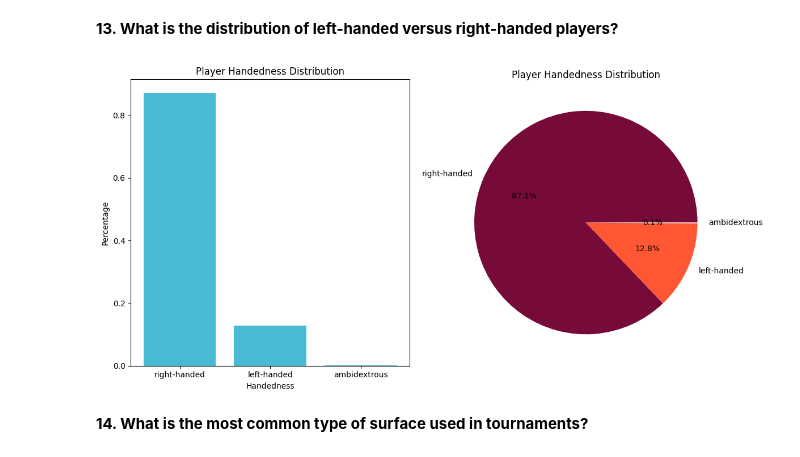
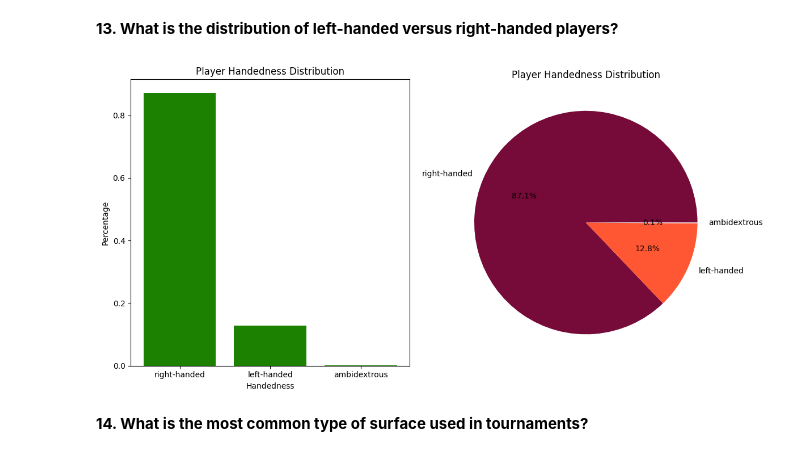
Before and after one commit to fahosseini79/project, a Jupyter notebook: 1.ipynb, the cells around one changed output. Saved outputs shown, nothing was run; the diff lists cells and outputs as text; code cells hidden in the pictures.

```diff
--- a/1.ipynb
+++ b/1.ipynb
@@ -188,29 +188,29 @@ Name: mean_game_id, dtype: float64
 # %% [markdown]
 **13. What is the distribution of left-handed versus right-handed players?**
 # %%
-match_away_team_info = pd.read_csv('df/df_away_team_1.csv').drop_duplicates(subset='match_id', keep='first')
-match_home_team_info = pd.read_csv('df/df_home_team_1.csv').drop_duplicates(subset='match_id', keep='first')
+match_away_team_info = pd.read_csv('project1/df/df_away_team_1.csv').drop_duplicates(subset='match_id', keep='first')
+match_home_team_info = pd.read_csv('project1/df/df_home_team_1.csv').drop_duplicates(subset='match_id', keep='first')
 total_team_info = pd.merge(match_away_team_info, match_home_team_info, how='outer')
 handedness_count = total_team_info['plays'].value_counts(normalize=True)
 
 fig, (ax1, ax2) = plt.subplots(1, 2, figsize=(12, 6))
 
 # Bar plot
-ax1.bar(handedness_count.index,handedness_count.values, color='#48BAD4')
+ax1.bar(handedness_count.index,handedness_count.values, color='#1C8001')
 ax1.set_xlabel('Handedness')
 ax1.set_ylabel('Percentage')
 ax1.set_title('Player Handedness Distribution')
 ax1.tick_params(axis='x', labelrotation=0)
 
 # Pie chart
 colors = ['#760A38', '#FF5733', '#FFFFFF', '#000000']
 ax2.pie(handedness_count.values, colors=colors, labels=handedness_count.index, autopct='%1.1f%%')
 ax2.set_title('Player Handedness Distribution')
 
 plt.tight_layout()
 plt.show()
 # %% [output]
-[figure, old version]
+[figure, new version]
 # %% [markdown]
 **14. What is the most common type of surface used in tournaments?**
 # %%
```
Also changed, not shown: parts of 8 cells of this notebook, 2 other files.
